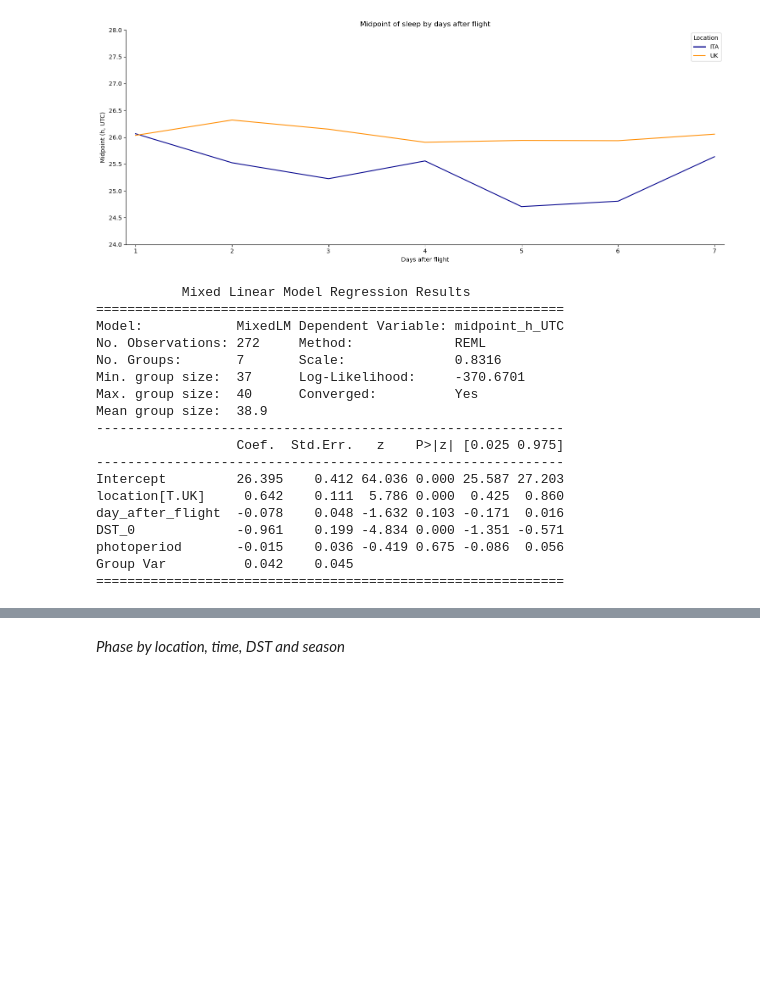
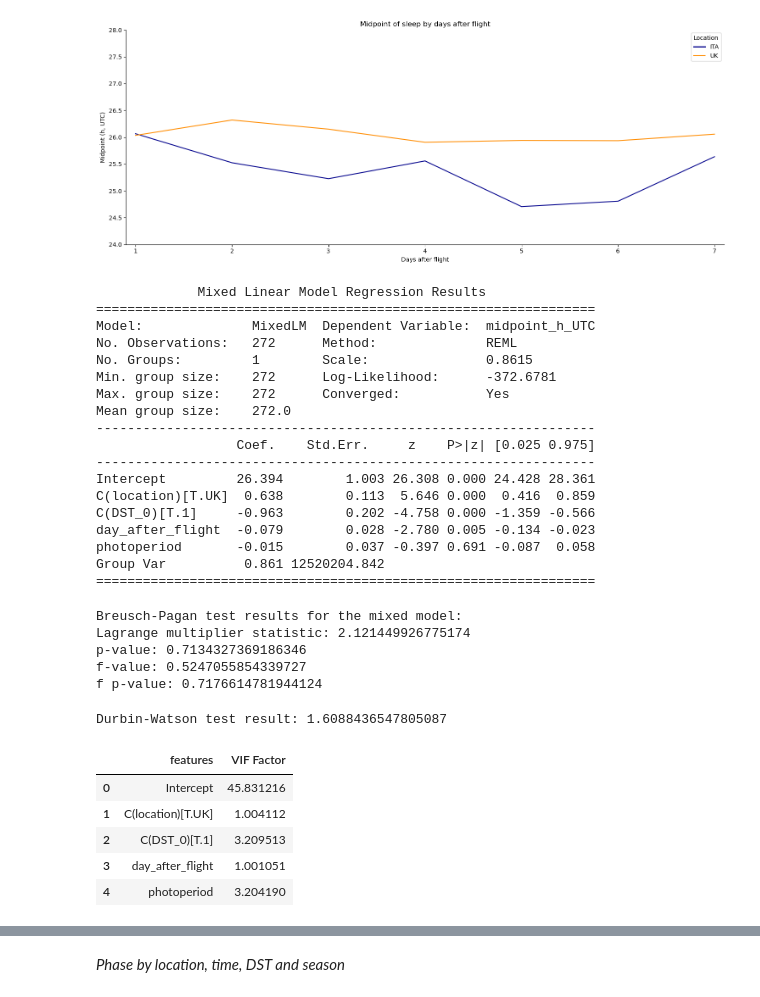
Before and after one commit to Gianluca-cnd/Case_report_uk_VS_ita, a Jupyter notebook: jetlag_UTC.ipynb, the cells around one changed output, grey strips where cells are left out. Cells and saved outputs as stored; diff of their text form; code cells hidden in the pictures; blank space fills up the shorter version.

```diff
--- a/jetlag_UTC.ipynb
+++ b/jetlag_UTC.ipynb
@@ -899,26 +925,64 @@ midsleep_bydays_after_flight_7 = df[df['day_after_flight'].astype(int) <= 7]
 # %%
-model_3a = smf.mixedlm('midpoint_h_UTC ~ day_after_flight + location + DST_0 + photoperiod', midsleep_bydays_after_flight_7, groups=midsleep_bydays_after_flight_7['day_after_flight'])  # Può essere sostituito con un identificativo unico se disponibile
+model_3a = smf.mixedlm('midpoint_h_UTC ~ day_after_flight + C(location) + C(DST_0) + photoperiod', midsleep_bydays_after_flight, groups=midsleep_bydays_after_flight['subject'])  # groups is the random effect for the subject ID
 
 result3a = model_3a.fit()
 
 print(result3a.summary())
 # %% [output]
-           Mixed Linear Model Regression Results
-============================================================
-Model:            MixedLM Dependent Variable: midpoint_h_UTC
-No. Observations: 272     Method:             REML
-No. Groups:       7       Scale:              0.8316
-Min. group size:  37      Log-Likelihood:     -370.6701
-Max. group size:  40      Converged:          Yes
-Mean group size:  38.9
-------------------------------------------------------------
-                  Coef.  Std.Err.   z    P>|z| [0.025 0.975]
-------------------------------------------------------------
-Intercept         26.395    0.412 64.036 0.000 25.587 27.203
-location[T.UK]     0.642    0.111  5.786 0.000  0.425  0.860
-day_after_flight  -0.078    0.048 -1.632 0.103 -0.171  0.016
-DST_0             -0.961    0.199 -4.834 0.000 -1.351 -0.571
-photoperiod       -0.015    0.036 -0.419 0.675 -0.086  0.056
-Group Var          0.042    0.045
-============================================================
+             Mixed Linear Model Regression Results
+================================================================
+Model:              MixedLM  Dependent Variable:  midpoint_h_UTC
+No. Observations:   272      Method:              REML
+No. Groups:         1        Scale:               0.8615
+Min. group size:    272      Log-Likelihood:      -372.6781
+Max. group size:    272      Converged:           Yes
+Mean group size:    272.0
+----------------------------------------------------------------
+                  Coef.    Std.Err.     z    P>|z| [0.025 0.975]
+----------------------------------------------------------------
+Intercept         26.394        1.003 26.308 0.000 24.428 28.361
+C(location)[T.UK]  0.638        0.113  5.646 0.000  0.416  0.859
+C(DST_0)[T.1]     -0.963        0.202 -4.758 0.000 -1.359 -0.566
+day_after_flight  -0.079        0.028 -2.780 0.005 -0.134 -0.023
+photoperiod       -0.015        0.037 -0.397 0.691 -0.087  0.058
+Group Var          0.861 12520204.842
+================================================================
+# %%
+# Perform Breusch-Pagan test for homoscedasticity
+# The test takes the residuals and the design matrix as input
+# The null hypothesis is homoscedasticity
+bp_test3a = sms.het_breuschpagan(result3a.resid, result3a.model.exog)
+
+print('Breusch-Pagan test results for the mixed model:')
+print('Lagrange multiplier statistic:', bp_test3a[0])
+print('p-value:', bp_test3a[1])
+print('f-value:', bp_test3a[2])
+print('f p-value:', bp_test3a[3])
+# %% [output]
+Breusch-Pagan test results for the mixed model:
+Lagrange multiplier statistic: 2.121449926775174
+p-value: 0.7134327369186346
+f-value: 0.5247055854339727
+f p-value: 0.7176614781944124
+# %%
+# test indipendence of the residuals
+# Durbin-Watson test: values around 2 indicate no autocorrelation
+durbin_watson_test3a = sm.stats.stattools.durbin_watson(result3a.resid)
+
+print('Durbin-Watson test result:', durbin_watson_test3a)
+# %% [output]
+Durbin-Watson test result: 1.6088436547805087
+# %%
+# Variance Inflation Factor (VIF) is used to detect multicollinearity, VIF < 5 indicates no multicollinearity
+vif = pd.DataFrame()
+vif["features"] = result3a.model.exog_names
+vif["VIF Factor"] = [variance_inflation_factor(result3a.model.exog, i) for i in range(result3a.model.exog.shape[1])]
+vif
+# %% [output]
+|  | features | VIF Factor |
+| 0 | Intercept | 45.831216 |
+| 1 | C(location)[T.UK] | 1.004112 |
+| 2 | C(DST_0)[T.1] | 3.209513 |
+| 3 | day_after_flight | 1.001051 |
+| 4 | photoperiod | 3.204190 |
 # %%
```
Also changed, not shown: parts of 26 cells of this notebook, 2 other files.
